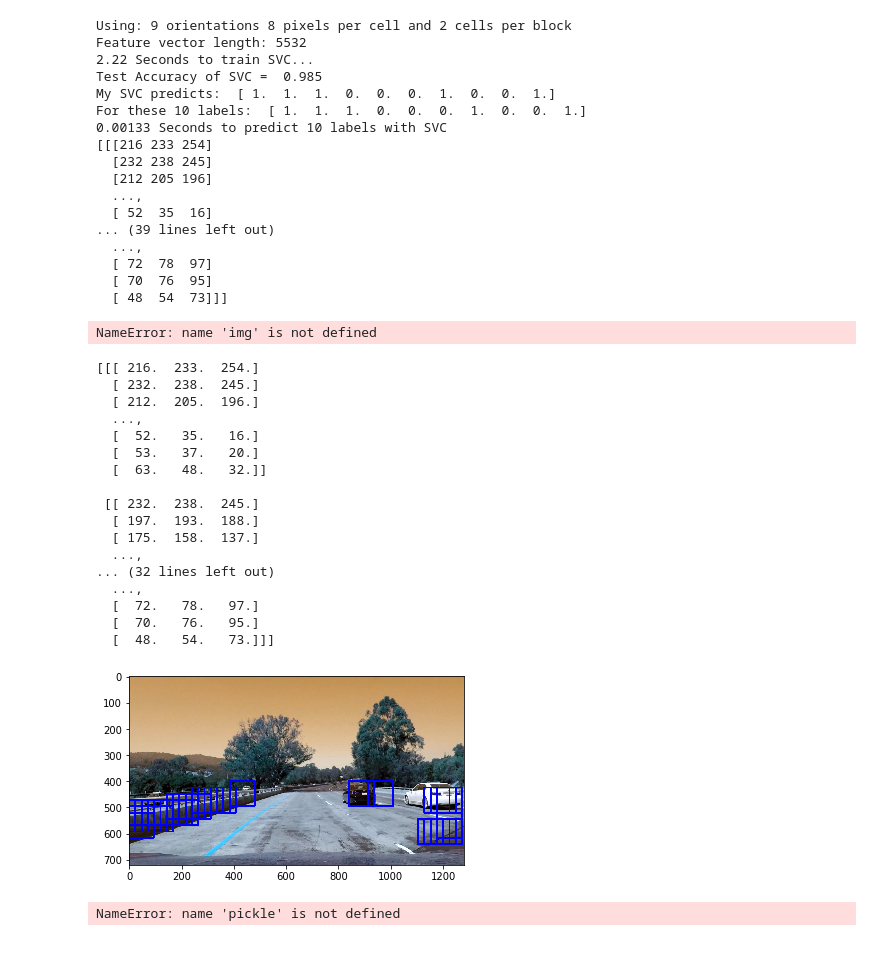
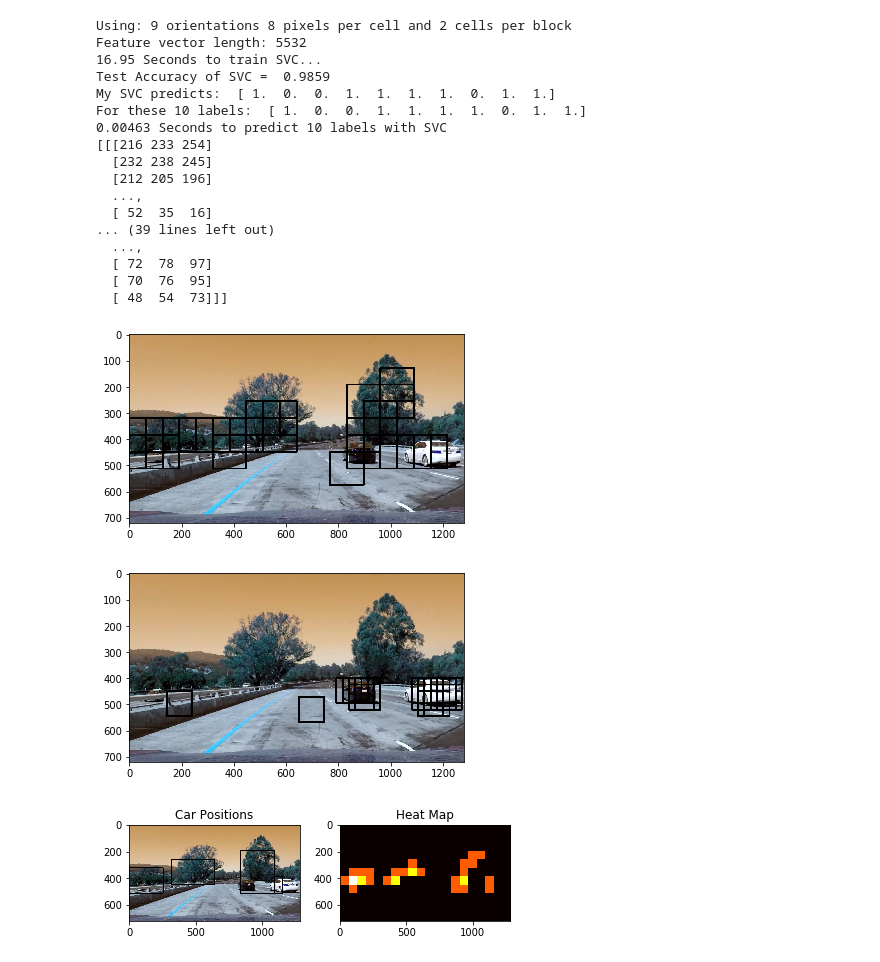
Before and after one commit to Ly0n/CarND-Vehicle-Detection-cY, a Jupyter notebook: CarND-Vehicle-Detection-cY.ipynb, the cells around one changed output. Saved outputs shown, nothing was run; the diff lists cells and outputs as text; code cells hidden in the pictures.

Commit message:
pipeline runes much better with more samples in the train data. Still missing heat map integration.

```diff
--- a/CarND-Vehicle-Detection-cY.ipynb
+++ b/CarND-Vehicle-Detection-cY.ipynb
@@ -96,11 +97,11 @@ def search_windows(img, windows, clf, scaler, color_space='YCrCb',
 
 # Reduce the sample size to an equal size
 
-sample_size = 3000
+sample_size = 8000
 cars = cars[0:sample_size]
 notcars = notcars[0:sample_size]
 
-color_space = 'YCrCb' # Can be RGB, HSV, LUV, HLS, YUV, YCrCb
+color_space = 'YUV' # Can be RGB, HSV, LUV, HLS, YUV, YCrCb
 orient = 9  # HOG orientations
 pix_per_cell = 8 # HOG pixels per cell
 cell_per_block = 2 # HOG cells per block
@@ -166,7 +167,7 @@ print(round(t2-t, 5), 'Seconds to predict', n_predict,'labels with SVC')
 
 image = cv2.imread('./test_images/test1.jpg')
 print(image)
-image = img.astype(np.float32)/255
+image = image.astype(np.float32)/255
 draw_image = np.copy(image)
 
 # Uncomment the following line if you extracted training
@@ -188,14 +189,17 @@ window_img = draw_boxes(draw_image, hot_windows, color=(0, 0, 255), thick=6)
 
 plt.imshow(window_img)
 plt.show()
+
+del cars
+del notcars
 # %% [output]
 Using: 9 orientations 8 pixels per cell and 2 cells per block
 Feature vector length: 5532
-2.22 Seconds to train SVC...
-Test Accuracy of SVC =  0.985
-My SVC predicts:  [ 1.  1.  1.  0.  0.  0.  1.  0.  0.  1.]
-For these 10 labels:  [ 1.  1.  1.  0.  0.  0.  1.  0.  0.  1.]
-0.00133 Seconds to predict 10 labels with SVC
+16.95 Seconds to train SVC...
+Test Accuracy of SVC =  0.9859
+My SVC predicts:  [ 1.  0.  0.  1.  1.  1.  1.  0.  1.  1.]
+For these 10 labels:  [ 1.  0.  0.  1.  1.  1.  1.  0.  1.  1.]
+0.00463 Seconds to predict 10 labels with SVC
 [[[216 233 254]
   [232 238 245]
   [212 205 196]
@@ -206,11 +210,11 @@ For these 10 labels:  [ 1.  1.  1.  0.  0.  0.  1.  0.  0.  1.]
   [ 72  78  97]
   [ 70  76  95]
   [ 48  54  73]]]
-NameError: name 'img' is not defined
+[figure, added]
 # %%
 # Define a single function that can extract features using hog sub-sampling and make predictions
 def find_cars(img, ystart, ystop, scale, svc, X_scaler, orient, pix_per_cell, cell_per_block, spatial_size, hist_bins):
-
+    bbox = []
     img_tosearch = img[ystart:ystop,:,:]
     ctrans_tosearch = convert_color(img_tosearch, conv='RGB2YCrCb')
     if scale != 1:
@@ -250,62 +254,45 @@ def find_cars(img, ystart, ystop, scale, svc, X_scaler, orient, pix_per_cell, ce
 
             xleft = xpos*pix_per_cell
             ytop = ypos*pix_per_cell
 
             # Extract the image patch
             subimg = cv2.resize(ctrans_tosearch[ytop:ytop+window, xleft:xleft+window], (64,64))
 
             # Get color features
             spatial_features = bin_spatial(subimg, size=spatial_size)
             hist_features = color_hist(subimg, nbins=hist_bins)
 
             # Scale features and make a prediction
             test_features = X_scaler.transform(np.hstack((spatial_features, hist_features, hog_features)).reshape(1, -1))
-            #test_features = X_scaler.transform(np.hstack((shape_feat, hist_feat)).reshape(1, -1))
             test_prediction = svc.predict(test_features)
 
             if test_prediction == 1:
                 xbox_left = np.int(xleft*scale)
                 ytop_draw = np.int(ytop*scale)
                 win_draw = np.int(window*scale)
-                cv2.rectangle(draw_img,(xbox_left, ytop_draw+ystart),(xbox_left+win_draw,ytop_draw+win_draw+ystart),(0,0,255),6)
+                bbox.append([xbox_left,ytop_draw])
+                cv2.rectangle(img,(xbox_left, ytop_draw+ystart),(xbox_left+win_draw,ytop_draw+win_draw+ystart),(0,0,255),6)
 
-    return draw_img
+    return img
 
 ystart = 400
 ystop = 656
 scale = 1.5
 
 out_img = find_cars(draw_image, ystart, ystop, scale, svc, X_scaler, orient, pix_per_cell, cell_per_block, spatial_size, hist_bins)
 
 plt.imshow(out_img)
 plt.show()
 # %% [output]
-[[[ 216.  233.  254.]
-  [ 232.  238.  245.]
-  [ 212.  205.  196.]
-  ...,
-  [  52.   35.   16.]
-  [  53.   37.   20.]
-  [  63.   48.   32.]]
-
- [[ 232.  238.  245.]
-  [ 197.  193.  188.]
-  [ 175.  158.  137.]
-  ...,
-... (32 lines left out)
-  ...,
-  [  72.   78.   97.]
-  [  70.   76.   95.]
-  [  48.   54.   73.]]]
-[figure, old version]
+[figure, new version]
 # %%
 # Read in a pickle file with bboxes saved
 # Each item in the "all_bboxes" list will contain a
 # list of boxes for one of the images shown above
-box_list = pickle.load( open( "bbox_pickle.p", "rb" ))
 
-# Read in image similar to one shown above
-image = mpimg.imread('test_image.jpg')
+image = cv2.imread('./test_images/test1.jpg')
+draw_image = np.copy(image)
+image = image.astype(np.float32)/255
 heat = np.zeros_like(image[:,:,0]).astype(np.float)
 
 def add_heat(heatmap, bbox_list):
@@ -340,7 +327,7 @@ def draw_labeled_bboxes(img, labels):
     return img
 
 # Add heat to each box in box list
-heat = add_heat(heat,box_list)
+heat = add_heat(heat,hot_windows)
 
 # Apply threshold to help remove false positives
 heat = apply_threshold(heat,1)
@@ -360,5 +347,6 @@ plt.subplot(122)
 plt.imshow(heatmap, cmap='hot')
 plt.title('Heat Map')
 fig.tight_layout()
+plt.show()
 # %% [output]
-NameError: name 'pickle' is not defined
+[figure, added]
```
Also changed, not shown: parts of 1 cell of this notebook.
